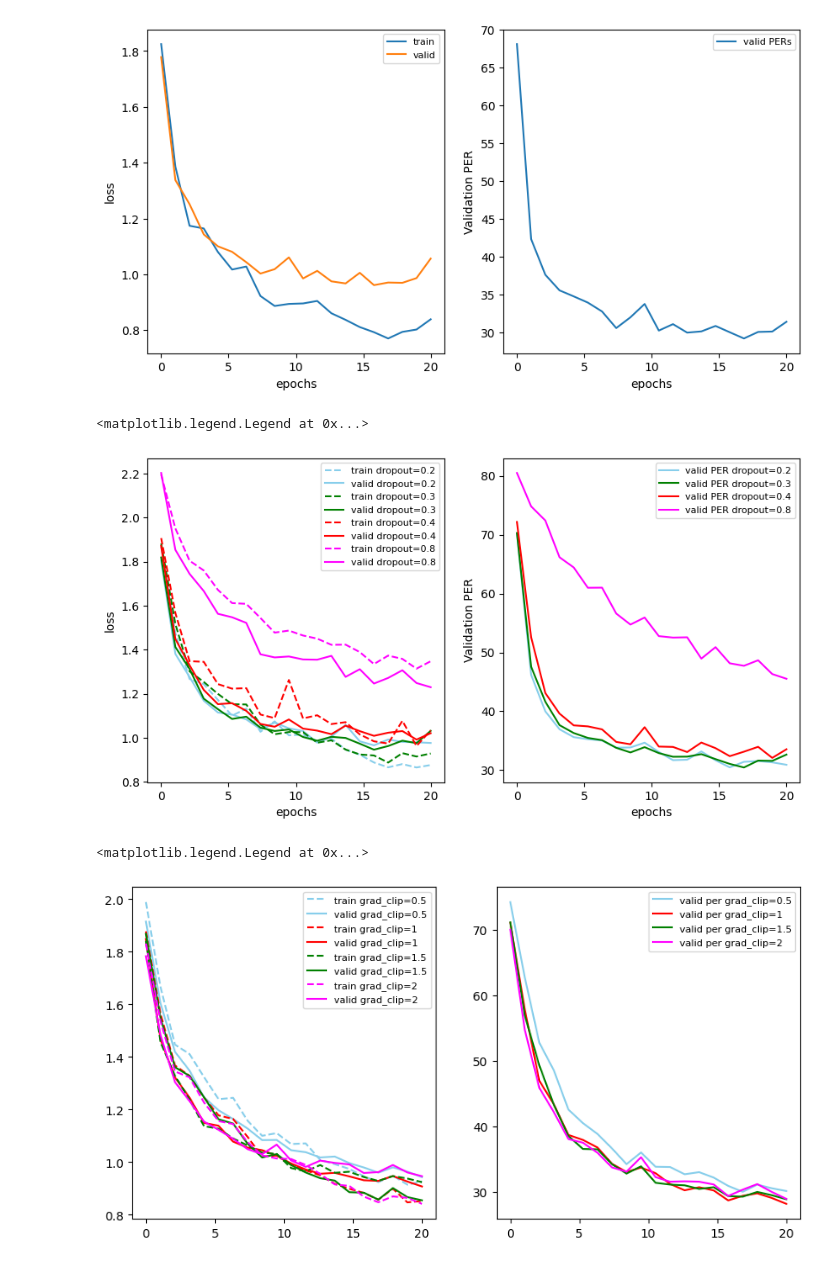
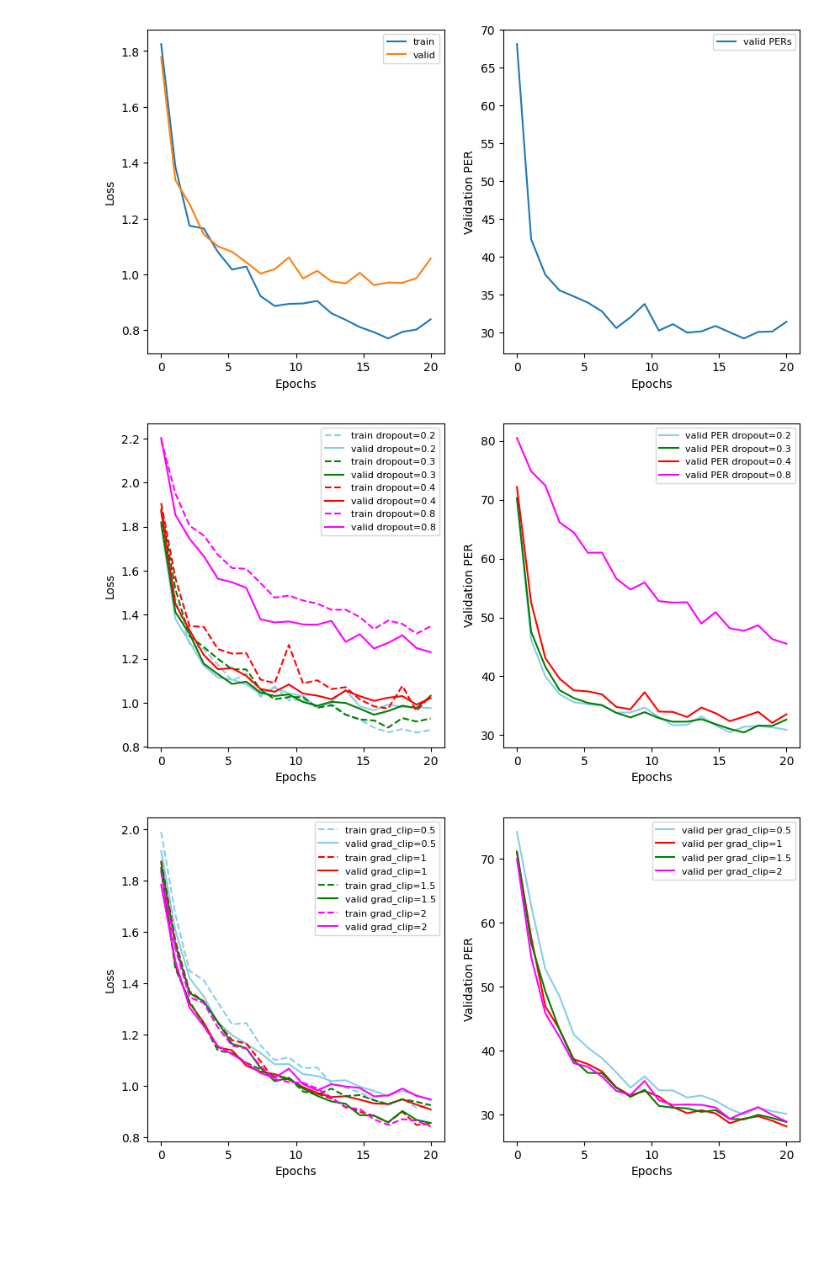
Before and after one commit to ElijahGut/mlmi2, a Jupyter notebook: MLMI2_Lab.ipynb, the cells around one changed output. Saved outputs shown, nothing was run; the diff lists cells and outputs as text; code cells hidden in the pictures; blank space fills up the shorter version.

```diff
--- a/MLMI2_Lab.ipynb
+++ b/MLMI2_Lab.ipynb
@@ -735,8 +736,8 @@ ax[0].plot(xs,valid_loss_40, label='valid dropout=0.4', c='r')
 
 ax[0].plot(xs,train_loss_80, label='train dropout=0.8', c='magenta', linestyle='--')
 ax[0].plot(xs,valid_loss_80, label='valid dropout=0.8', c='magenta')
-ax[0].set_xlabel('epochs')
-ax[0].set_ylabel('loss')
+ax[0].set_xlabel('Epochs')
+ax[0].set_ylabel('Loss')
 
 ax[0].legend(fontsize=8)
 
@@ -744,12 +745,12 @@ ax[1].plot(xs,PERs_1, label='valid PER dropout=0.2', c='skyblue')
 ax[1].plot(xs,PERs_2, label='valid PER dropout=0.3', c='g')
 ax[1].plot(xs,PERs_3, label='valid PER dropout=0.4', c='r')
 ax[1].plot(xs,PERs_4, label='valid PER dropout=0.8', c='magenta')
-ax[1].set_xlabel('epochs')
+ax[1].set_xlabel('Epochs')
 ax[1].set_ylabel('Validation PER')
 
 ax[1].legend(fontsize=8)
+plt.savefig('./figures/dropout.pdf', format='pdf', bbox_inches='tight')
 # %% [output]
-<matplotlib.legend.Legend at 0x...>
 [figure]
 # %%
 # q3.1.1 - reg - clip
@@ -768,34 +769,37 @@ train_loss_3 = [1.84162, 1.45706, 1.32865, 1.23845, 1.13725, 1.12722, 1.09042, 1
 # 2
 train_loss_4 = [1.83105, 1.53675, 1.34497, 1.32292, 1.2269, 1.15648, 1.14513, 1.07641, 1.02587, 1.01423, 1.01185, 0.98957, 0.95532, 0.91546, 0.90985, 0.86916, 0.84777, 0.87012, 0.86432, 0.8416]
 valid_loss_4 = [1.78322, 1.48514, 1.30476, 1.2326, 1.1545, 1.12316, 1.08908, 1.04974, 1.03023, 1.06688, 1.00638, 0.98221, 1.00608, 0.99734, 0.99165, 0.95902, 0.96238, 0.98951, 0.96102, 0.94685]
 
 pers_1 =  [74.22, 62.72, 52.76, 48.54, 42.57, 40.5, 38.85, 36.64, 34.24, 36.02, 33.84, 33.8, 32.7, 33.02, 32.19, 30.92, 30.02, 31.12, 30.56, 30.14]
 pers_2 = [71.06, 57.82, 46.96, 43.36, 38.7, 37.94, 36.78, 34.3, 33.04, 33.72, 32.86, 31.22, 30.25, 30.72, 30.23, 28.7, 29.41, 29.78, 29.08, 28.18]
 pers_3 = [71.14, 56.9, 49.3, 43.29, 38.54, 36.56, 36.5, 34.24, 32.8, 33.91, 31.4, 31.12, 31.01, 30.46, 30.72, 29.37, 29.28, 30.0, 29.5, 28.88]
 pers_4 = [70.01, 54.72, 45.87, 42.17, 38.07, 37.51, 35.98, 33.74, 33.1, 35.29, 32.26, 31.56, 31.62, 31.56, 31.14, 29.38, 30.35, 31.2, 30.0, 28.94]
 
 fig, ax = plt.subplots(1, 2, figsize=(10,5))
 xs = np.linspace(0,20,20)
 ax[0].plot(xs,train_loss_1, label='train grad_clip=0.5', c='skyblue', linestyle='--')
 ax[0].plot(xs,valid_loss_1, label='valid grad_clip=0.5', c='skyblue')
 
 ax[0].plot(xs,train_loss_2, label='train grad_clip=1', c='r', linestyle='--')
 ax[0].plot(xs,valid_loss_2, label='valid grad_clip=1', c='r')
 
 ax[0].plot(xs,train_loss_3, label='train grad_clip=1.5', c='g', linestyle='--')
 ax[0].plot(xs,valid_loss_3, label='valid grad_clip=1.5', c='g')
 
 ax[0].plot(xs,train_loss_4, label='train grad_clip=2', c='magenta', linestyle='--')
 ax[0].plot(xs,valid_loss_4, label='valid grad_clip=2', c='magenta')
-
+ax[0].set_xlabel('Epochs')
+ax[0].set_ylabel('Loss')
 ax[0].legend(fontsize=8)
 
 ax[1].plot(xs,pers_1, label='valid per grad_clip=0.5', c='skyblue')
 ax[1].plot(xs,pers_2, label='valid per grad_clip=1', c='r')
 ax[1].plot(xs,pers_3, label='valid per grad_clip=1.5', c='g')
 ax[1].plot(xs,pers_4, label='valid per grad_clip=2', c='magenta')
+ax[1].set_xlabel('Epochs')
+ax[1].set_ylabel('Validation PER')
+ax[1].legend(fontsize=8)
 
-ax[1].legend(fontsize=8)
+plt.savefig('./figures/grad_clip.pdf', format='pdf', bbox_inches='tight')
 # %% [output]
-<matplotlib.legend.Legend at 0x...>
-[figure, old version]
+[figure, new version]
```
Also changed, not shown: parts of 6 cells of this notebook, 4 other files.
